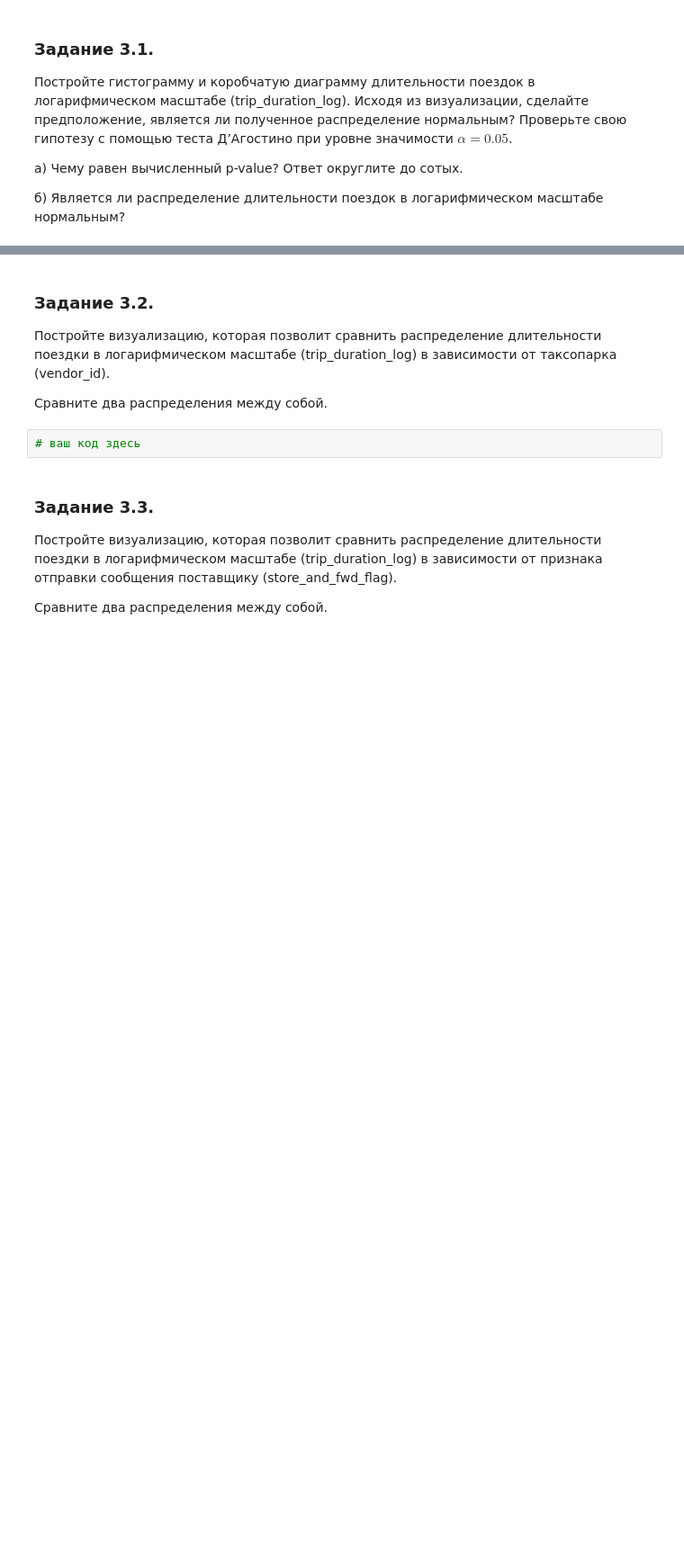
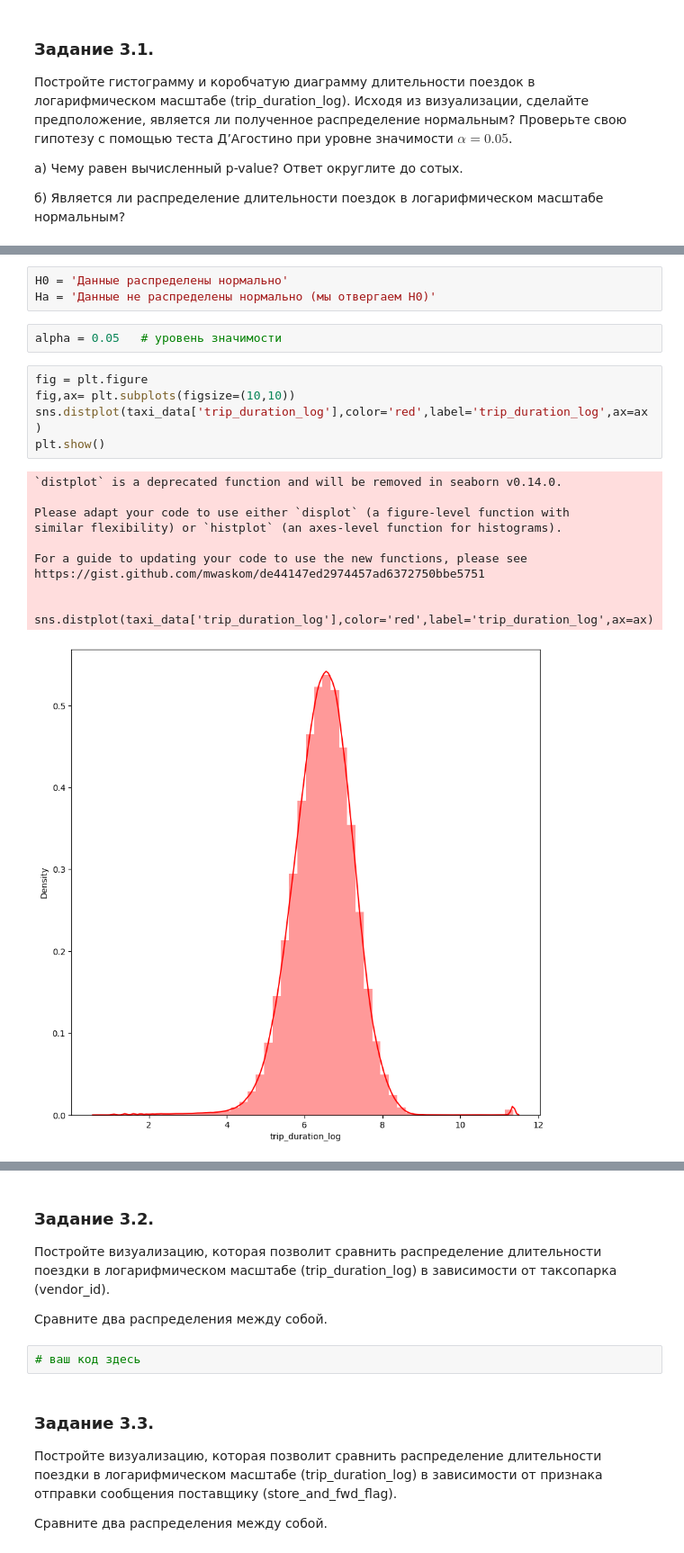
Before and after one commit to Alevtina529/test, a Jupyter notebook: Project_5__Ноутбук_шаблон.ipynb, the cells around one changed output, grey strips where cells are left out. Shown at 90% size. Saved outputs shown, nothing was run; the diff lists cells and outputs as text; blank space fills up the shorter version.

```diff
--- a/Project_5__Ноутбук_шаблон.ipynb
+++ b/Project_5__Ноутбук_шаблон.ipynb
@@ -634,0 +664,21 @@ taxi_data['trip_duration_log'] = np.log(taxi_data['trip_duration']+1)
+# %%
+H0 = 'Данные распределены нормально'
+Ha = 'Данные не распределены нормально (мы отвергаем H0)'
+# %%
+alpha = 0.05   # уровень значимости
+# %%
+fig = plt.figure
+fig,ax= plt.subplots(figsize=(10,10))
+sns.distplot(taxi_data['trip_duration_log'],color='red',label='trip_duration_log',ax=ax)
+plt.show()
+# %% [output]
+`distplot` is a deprecated function and will be removed in seaborn v0.14.0.
+
+Please adapt your code to use either `displot` (a figure-level function with
+similar flexibility) or `histplot` (an axes-level function for histograms).
+
+For a guide to updating your code to use the new functions, please see
+https://gist.github.com/mwaskom/de44147ed2974457ad6372750bbe5751
+
+  sns.distplot(taxi_data['trip_duration_log'],color='red',label='trip_duration_log',ax=ax)
+[figure, added]
```
Also changed, not shown: parts of 7 cells of this notebook.
